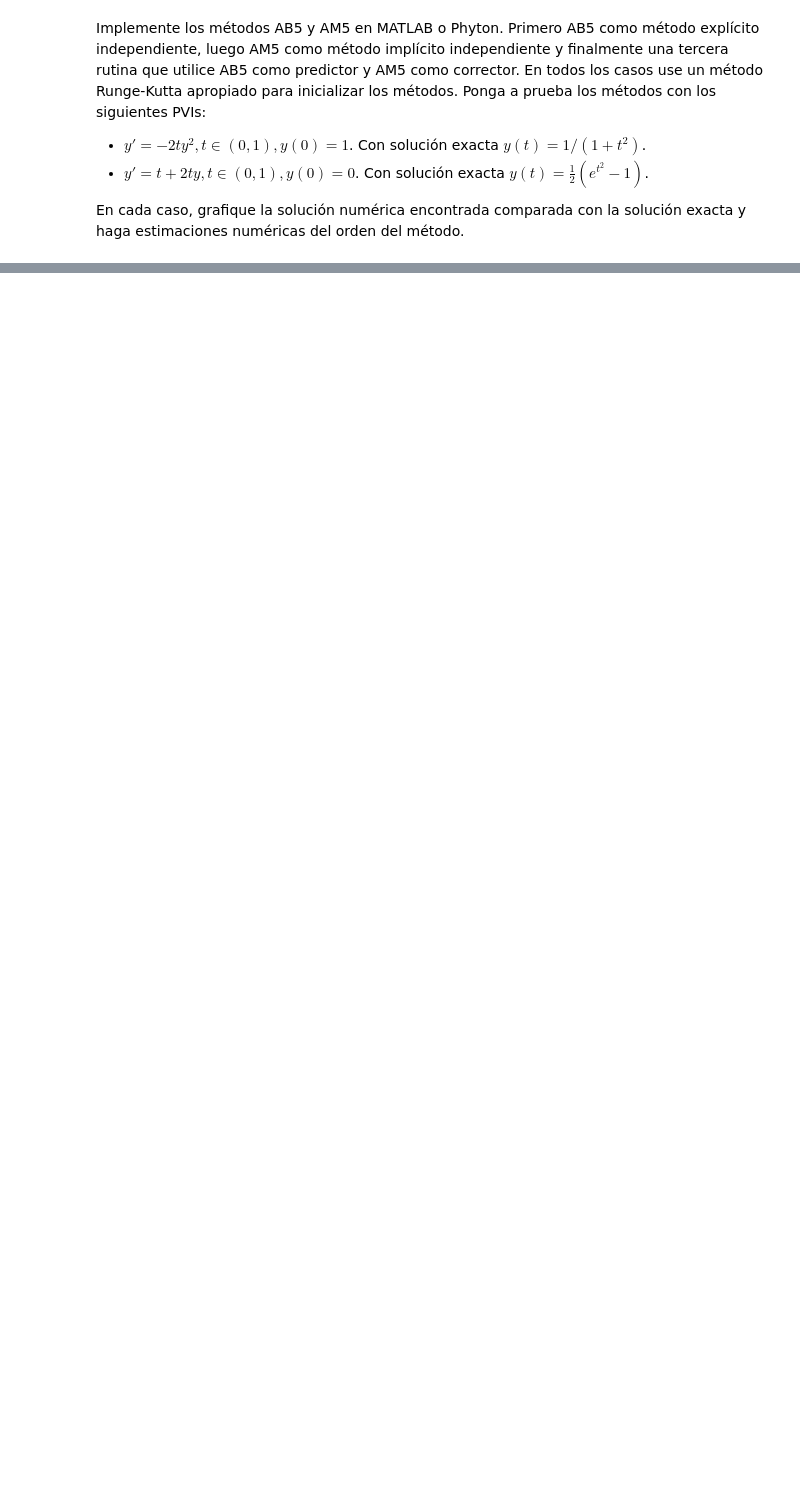
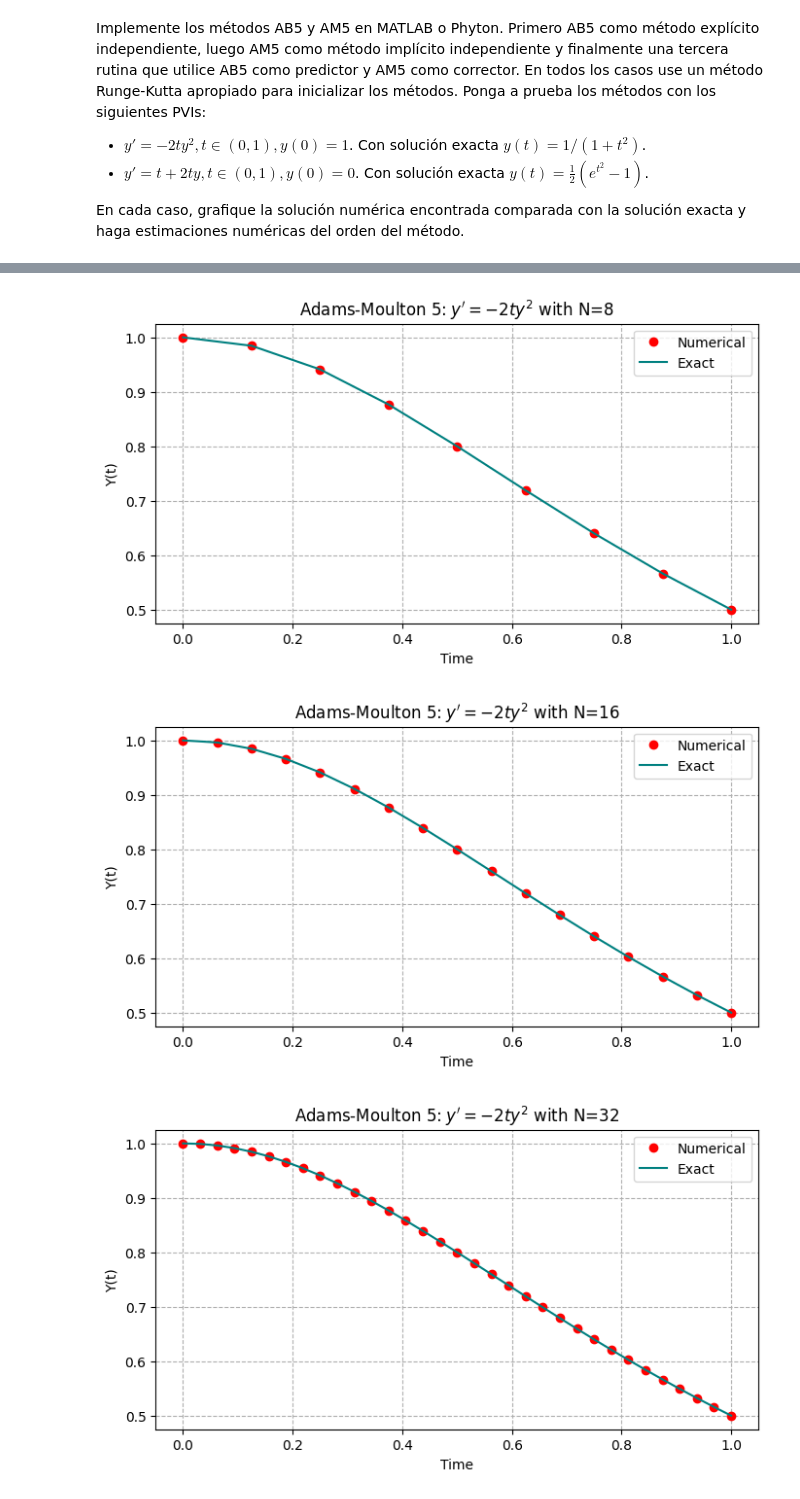
Before and after one commit to dserranog1/numerical-analysis, a Jupyter notebook: numerical_analysis/worksheet_3/exercise_2.ipynb, the cells around one changed output, grey strips where cells are left out. Cells and saved outputs as stored; diff of their text form; code cells hidden in the pictures; blank space fills up the shorter version.

```diff
--- a/numerical_analysis/worksheet_3/exercise_2.ipynb
+++ b/numerical_analysis/worksheet_3/exercise_2.ipynb
@@ -257,0 +115,24 @@ run_simulation(
+# %%
+def am5(f, y0, t0, tf, h):
+    t_values = np.arange(t0, tf + h, h)
+    y_values = np.zeros_like(t_values)
+    y_values[0] = y0
+
+    coefficients = [251/720, 646/720, -264/720, 106/720, -19/720]
+    def g(y_next, t, c, h):
+        return y_next - (coefficients[0] * h) * f(t, y_next) - c
+
+    for i in range(4):
+        y_values[i + 1] = runge_kutta_5(f, t_values[i], y_values[i], h)
+
+    for i in range(3, len(t_values) - 1):
+        c = y_values[i] + h * sum(coefficients[j+1] * f(t_values[i - j], y_values[i - j]) for j in range(4))
+        y_values[i + 1] = fsolve(g, y_values[i], args=(t_values[i + 1], c, h))[0]
+    return t_values, y_values
+# %%
+results = run_simulation(am5, "Adams-Moulton 5: $y'=-2ty^2$", *problem_1_args)
+results
+# %% [output]
+[figure, added]
+[figure, added]
+[figure, added]
```
Also changed, not shown: parts of 18 cells of this notebook, 2 other files.
